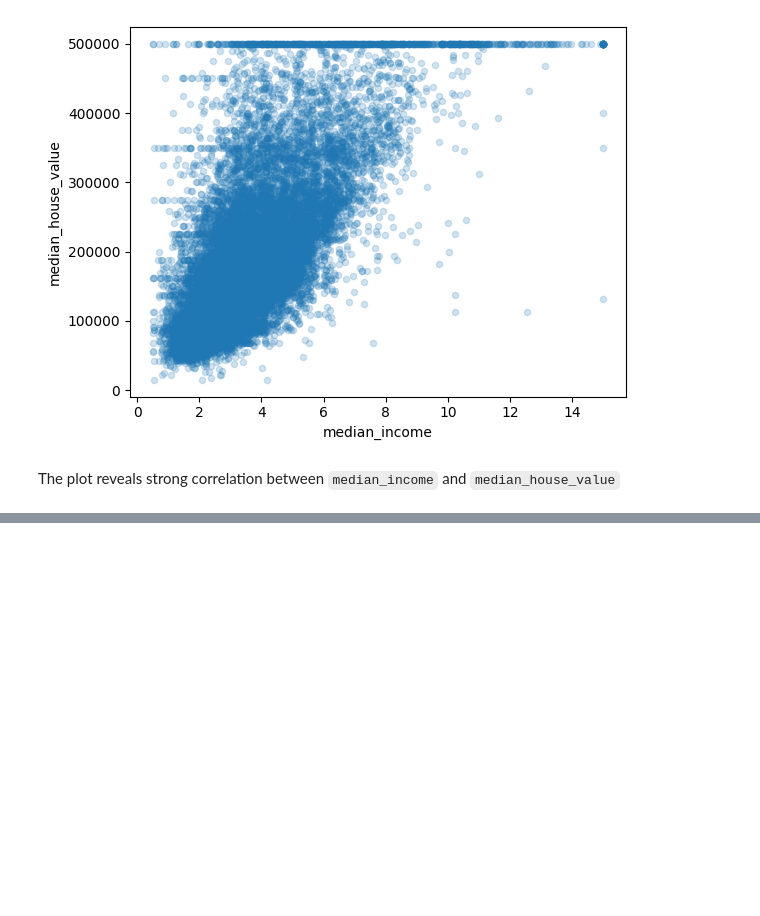
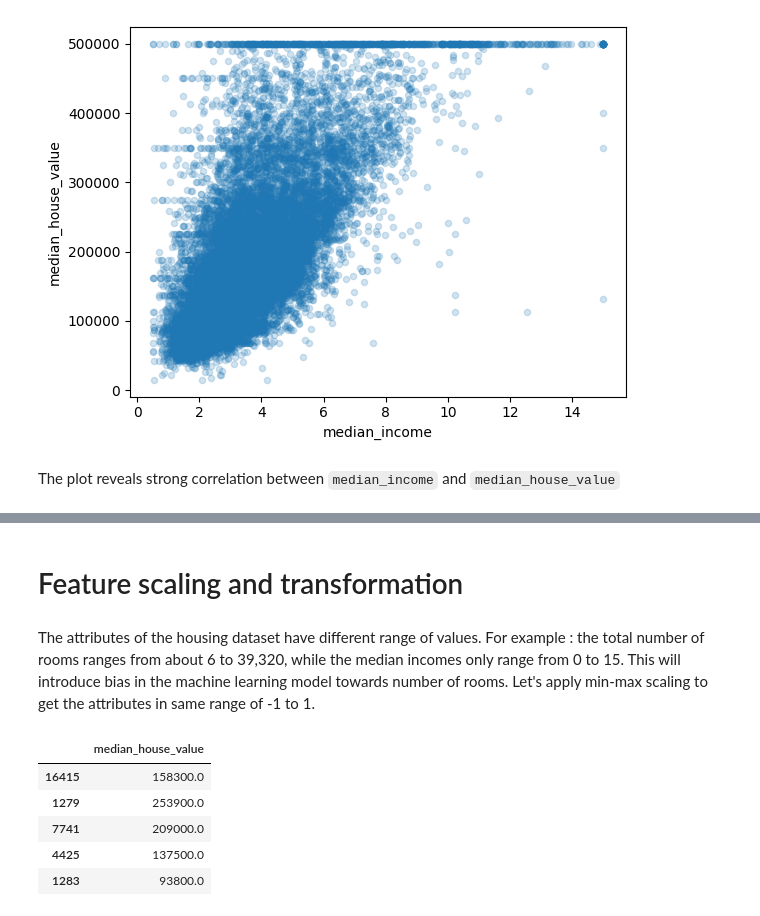
Before and after one commit to nav500/housing-price-prediction, a Jupyter notebook: house-price-prediction.ipynb, the cells around one changed output, grey strips where cells are left out. Drawn from its saved outputs; the diff is of its cells as text; code cells hidden in the pictures; blank space fills up the shorter version.

```diff
--- a/house-price-prediction.ipynb
+++ b/house-price-prediction.ipynb
@@ -214,0 +314,13 @@ The plot reveals strong correlation between `median_income` and `median_house_va
+# %% [markdown]
+# Feature scaling and transformation
+# %% [markdown]
+The attributes of the housing dataset have different range of values. For example : the total number of rooms ranges from about 6 to 39,320, while the median incomes only range from 0 to 15. This will introduce bias in the machine learning model towards number of rooms. Let's apply min-max scaling to get the attributes in same range of -1 to 1.
+# %%
+housing_labels.head()
+# %% [output]
+|  | median_house_value |
+| 16415 | 158300.0 |
+| 1279 | 253900.0 |
+| 7741 | 209000.0 |
+| 4425 | 137500.0 |
+| 1283 | 93800.0 |
```
Also changed, not shown: parts of 47 cells of this notebook.
